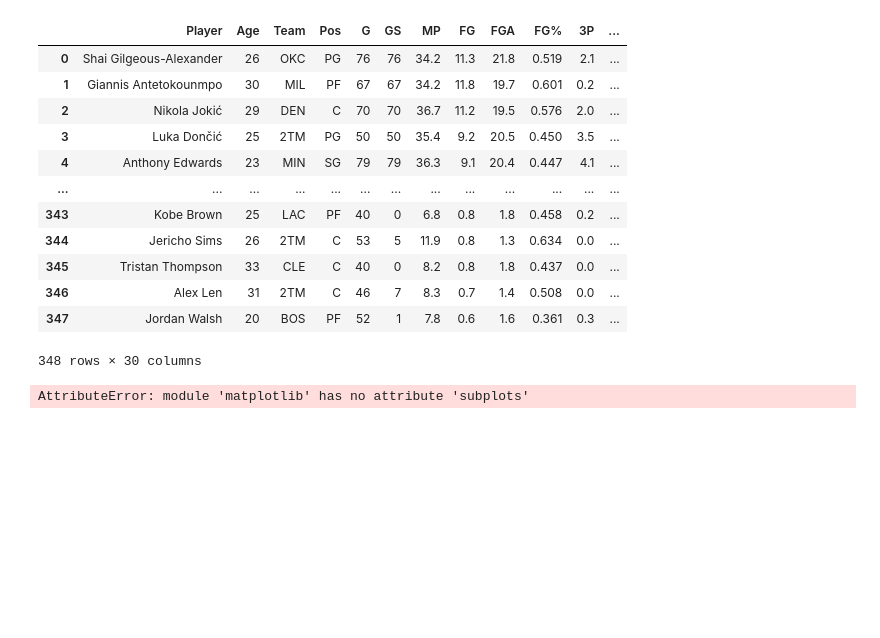
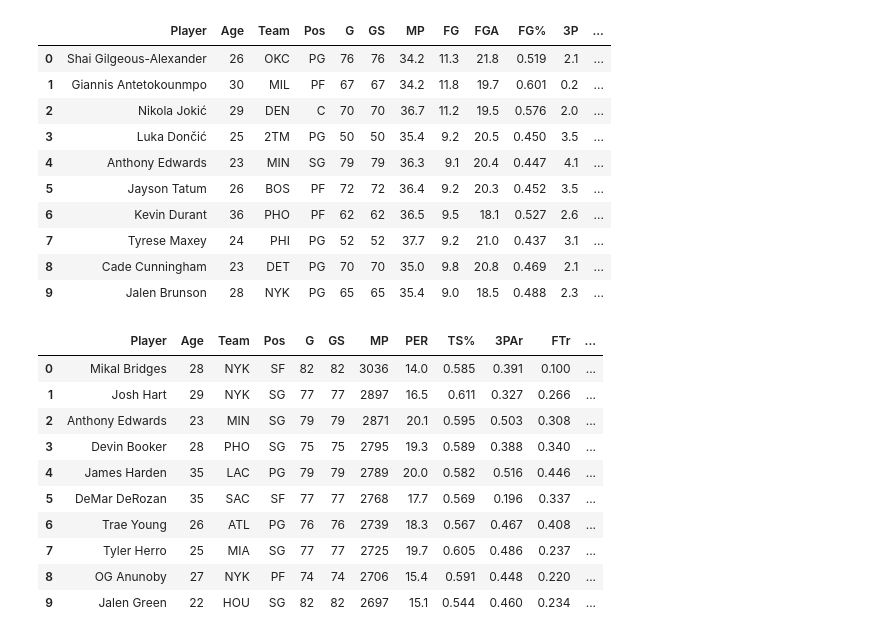
Before and after one commit to ruddaraju/NBA_PlayerValueAnalysis, a Jupyter notebook: Analysis/EDA.ipynb, the cells around one changed output. Cells and saved outputs as stored; diff of their text form; code cells hidden in the pictures; blank space fills up the shorter version.

```diff
--- a/Analysis/EDA.ipynb
+++ b/Analysis/EDA.ipynb
@@ -16,25 +89,28 @@ ASSal = pd.read_csv('..\Player_Data\Cleaned_Player_Data\Cleaned_AS_Sal.csv', ind
 # %%
-PGSal
+PGSal.head(10)
 # %% [output]
 |  | Player | Age | Team | Pos | G | GS | MP | FG | FGA | FG% | 3P | ... |
 | 0 | Shai Gilgeous-Alexander | 26 | OKC | PG | 76 | 76 | 34.2 | 11.3 | 21.8 | 0.519 | 2.1 | ... |
 | 1 | Giannis Antetokounmpo | 30 | MIL | PF | 67 | 67 | 34.2 | 11.8 | 19.7 | 0.601 | 0.2 | ... |
 | 2 | Nikola Jokić | 29 | DEN | C | 70 | 70 | 36.7 | 11.2 | 19.5 | 0.576 | 2.0 | ... |
 | 3 | Luka Dončić | 25 | 2TM | PG | 50 | 50 | 35.4 | 9.2 | 20.5 | 0.450 | 3.5 | ... |
 | 4 | Anthony Edwards | 23 | MIN | SG | 79 | 79 | 36.3 | 9.1 | 20.4 | 0.447 | 4.1 | ... |
-| ... | ... | ... | ... | ... | ... | ... | ... | ... | ... | ... | ... | ... |
-| 343 | Kobe Brown | 25 | LAC | PF | 40 | 0 | 6.8 | 0.8 | 1.8 | 0.458 | 0.2 | ... |
-| 344 | Jericho Sims | 26 | 2TM | C | 53 | 5 | 11.9 | 0.8 | 1.3 | 0.634 | 0.0 | ... |
-| 345 | Tristan Thompson | 33 | CLE | C | 40 | 0 | 8.2 | 0.8 | 1.8 | 0.437 | 0.0 | ... |
-| 346 | Alex Len | 31 | 2TM | C | 46 | 7 | 8.3 | 0.7 | 1.4 | 0.508 | 0.0 | ... |
-| 347 | Jordan Walsh | 20 | BOS | PF | 52 | 1 | 7.8 | 0.6 | 1.6 | 0.361 | 0.3 | ... |
+| 5 | Jayson Tatum | 26 | BOS | PF | 72 | 72 | 36.4 | 9.2 | 20.3 | 0.452 | 3.5 | ... |
+| 6 | Kevin Durant | 36 | PHO | PF | 62 | 62 | 36.5 | 9.5 | 18.1 | 0.527 | 2.6 | ... |
+| 7 | Tyrese Maxey | 24 | PHI | PG | 52 | 52 | 37.7 | 9.2 | 21.0 | 0.437 | 3.1 | ... |
+| 8 | Cade Cunningham | 23 | DET | PG | 70 | 70 | 35.0 | 9.8 | 20.8 | 0.469 | 2.1 | ... |
+| 9 | Jalen Brunson | 28 | NYK | PG | 65 | 65 | 35.4 | 9.0 | 18.5 | 0.488 | 2.3 | ... |
-348 rows × 30 columns
-# %%
-#Lot of plots will result in scatter plots due to the need for looking at individual players.
-#Need to determine good ways to identify outliers and put labels on points to identify key players
-#These graphs should also be looked at with linear regression so that outliers from the "standard"(line of best fit) can be identified.
-fig, ax = plt.
-
-sns.scatterplot(data=PGSal, x= 'PTS', y = 'YearSalary', ax=ax[0])
-# %% [output]
-AttributeError: module 'matplotlib' has no attribute 'subplots'
+# %%
+AdvancedSal.head(10)
+# %% [output]
+|  | Player | Age | Team | Pos | G | GS | MP | PER | TS% | 3PAr | FTr | ... |
+| 0 | Mikal Bridges | 28 | NYK | SF | 82 | 82 | 3036 | 14.0 | 0.585 | 0.391 | 0.100 | ... |
+| 1 | Josh Hart | 29 | NYK | SG | 77 | 77 | 2897 | 16.5 | 0.611 | 0.327 | 0.266 | ... |
+| 2 | Anthony Edwards | 23 | MIN | SG | 79 | 79 | 2871 | 20.1 | 0.595 | 0.503 | 0.308 | ... |
+| 3 | Devin Booker | 28 | PHO | SG | 75 | 75 | 2795 | 19.3 | 0.589 | 0.388 | 0.340 | ... |
+| 4 | James Harden | 35 | LAC | PG | 79 | 79 | 2789 | 20.0 | 0.582 | 0.516 | 0.446 | ... |
+| 5 | DeMar DeRozan | 35 | SAC | SF | 77 | 77 | 2768 | 17.7 | 0.569 | 0.196 | 0.337 | ... |
+| 6 | Trae Young | 26 | ATL | PG | 76 | 76 | 2739 | 18.3 | 0.567 | 0.467 | 0.408 | ... |
+| 7 | Tyler Herro | 25 | MIA | SG | 77 | 77 | 2725 | 19.7 | 0.605 | 0.486 | 0.237 | ... |
+| 8 | OG Anunoby | 27 | NYK | PF | 74 | 74 | 2706 | 15.4 | 0.591 | 0.448 | 0.220 | ... |
+| 9 | Jalen Green | 22 | HOU | SG | 82 | 82 | 2697 | 15.1 | 0.544 | 0.460 | 0.234 | ... |
```
Also changed, not shown: parts of 10 cells of this notebook, 3 other files.
